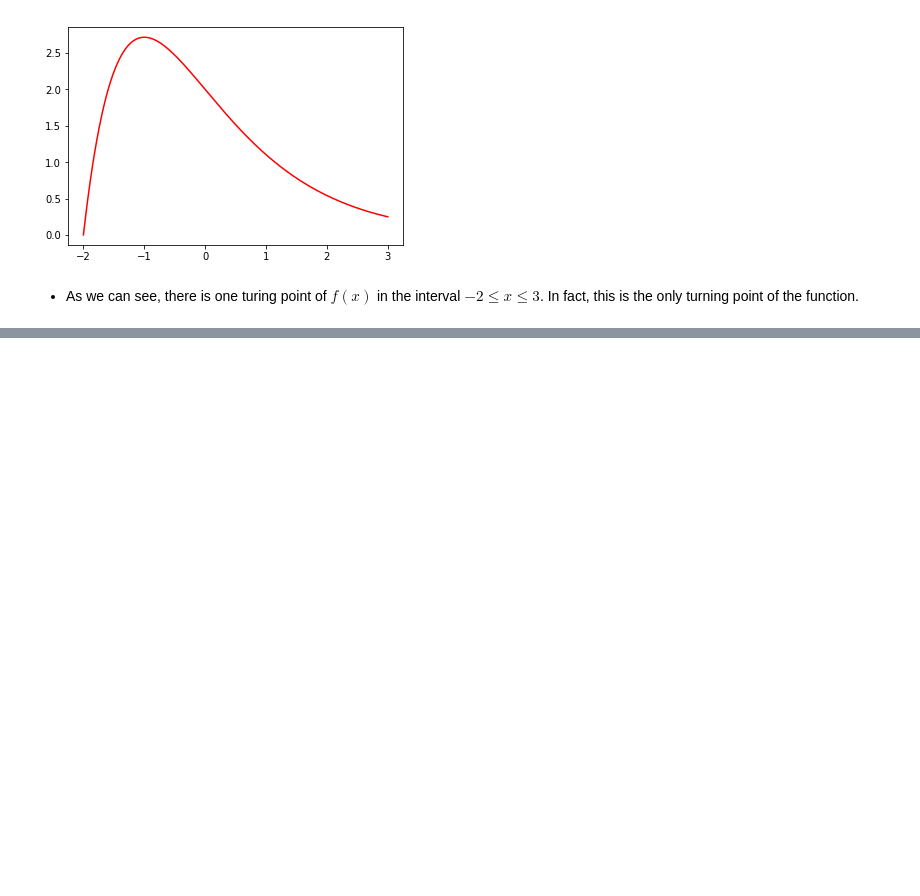
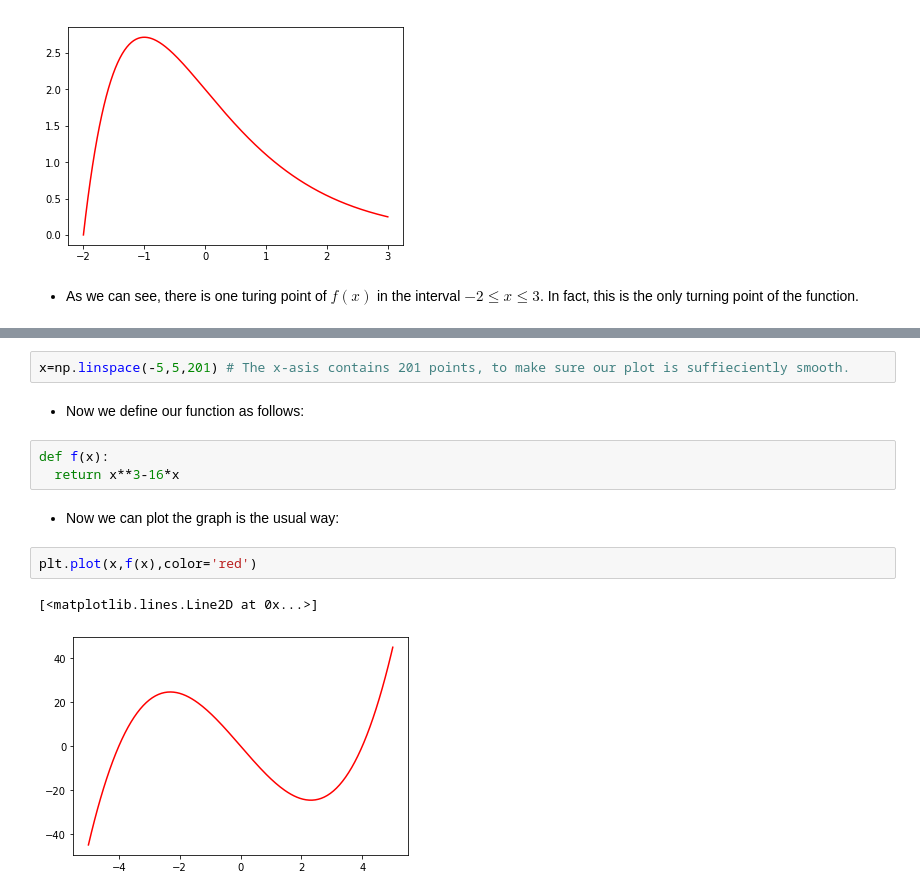
Before and after one commit to tlyonsWIT/Engineering-Maths-8.2, a Jupyter notebook: Workbook 2 - Plotting Graphs.ipynb, the cells around one changed output, grey strips where cells are left out. Cells and saved outputs as stored; diff of their text form; blank space fills up the shorter version.

```diff
--- a/Workbook 2 - Plotting Graphs.ipynb
+++ b/Workbook 2 - Plotting Graphs.ipynb
@@ -76,0 +96,14 @@ plt.plot(x,f(x),color='red')
+# %%
+x=np.linspace(-5,5,201) # The x-asis contains 201 points, to make sure our plot is suffieciently smooth.
+# %% [markdown]
+* Now we define our function as follows:
+# %%
+def f(x):
+  return x**3-16*x
+# %% [markdown]
+* Now we can plot the graph is the usual way:
+# %%
+plt.plot(x,f(x),color='red')
+# %% [output]
+[<matplotlib.lines.Line2D at 0x...>]
+[figure, added]
```
Also changed, not shown: parts of 7 cells of this notebook.
